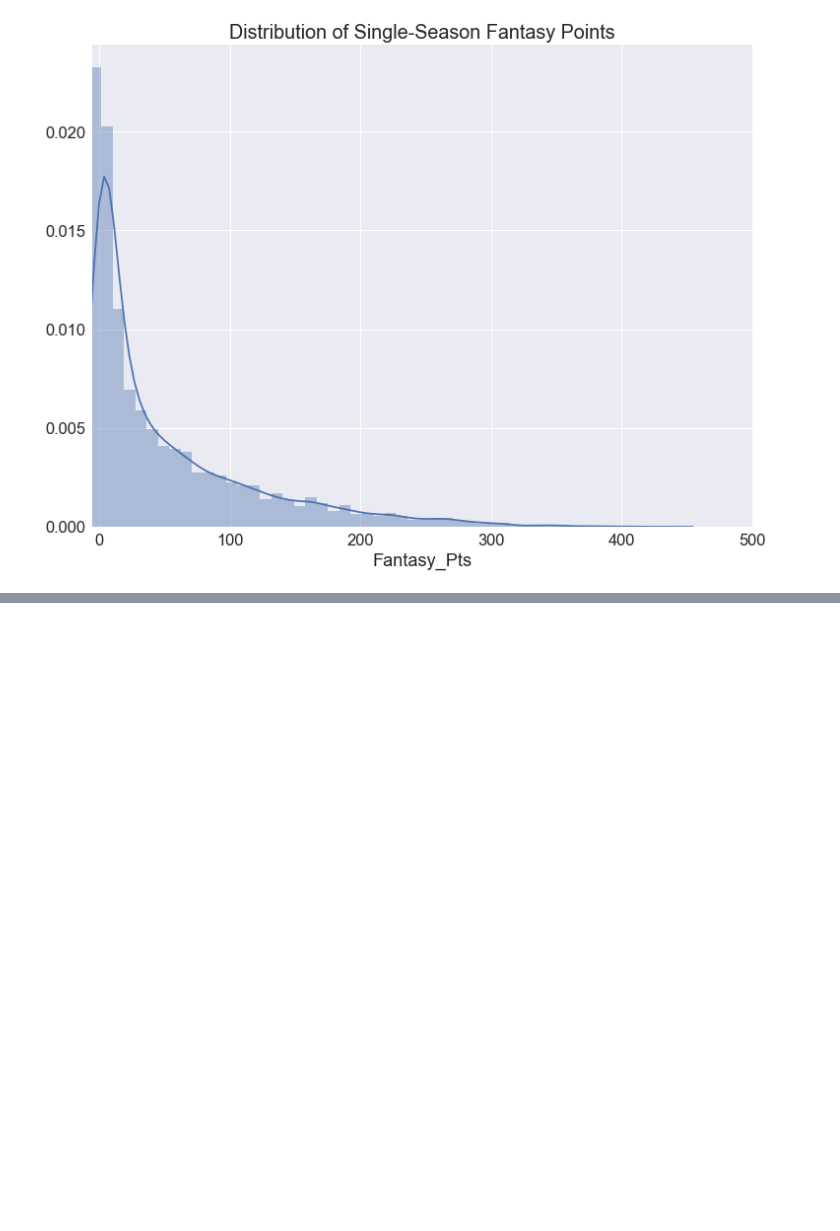
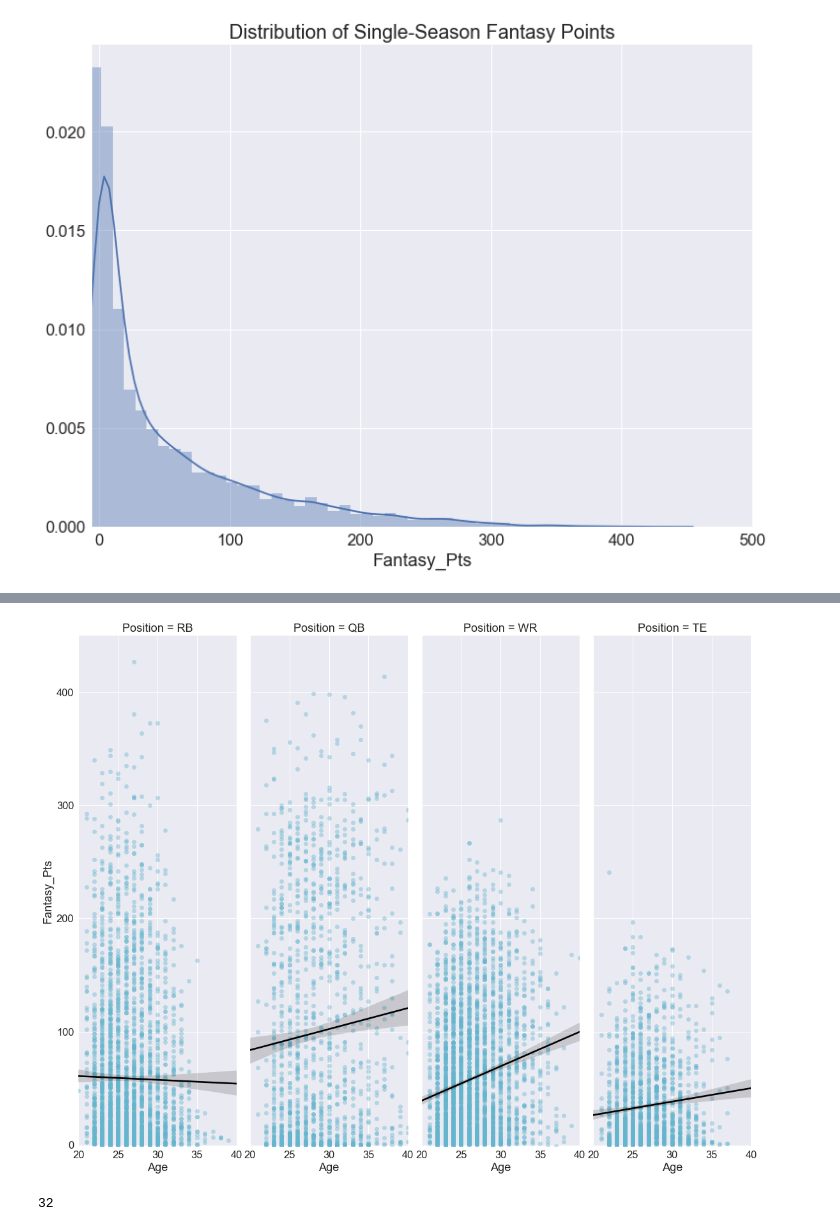
Before and after one commit to coltkess/fantasy_fb, a Jupyter notebook: fantasy_notebook.ipynb, the cells around one changed output, grey strips where cells are left out. Cells and saved outputs as stored; diff of their text form; code cells hidden in the pictures; blank space fills up the shorter version.

```diff
--- a/fantasy_notebook.ipynb
+++ b/fantasy_notebook.ipynb
@@ -230,0 +226,15 @@ plt.show()
+# %%
+lm = sns.lmplot(x="Age", y="Fantasy_Pts", data=fantasy_df.loc[(fantasy_df['Position'].isin(["QB", "RB", "WR", "TE"]))],
+                fit_reg=True, col="Position", col_wrap=4, size=4, line_kws={"color": "black"},
+                scatter_kws={"color": sns.color_palette()[5], "alpha": 0.4})
+plt.subplots_adjust(top=3)
+
+plt.xlim(20, 40)
+plt.ylim(-1, 450)
+plt.show()
+# %% [output]
+[figure, added]
+# %%
+teams_list = ['arizona-cardinals', 'atlanta-falcons', 'baltimore-ravens', 'buffalo-bills', 'carolina-panthers', 'chicago-bears', 'cincinnati-bengals', 'cleveland-browns', 'dallas-cowboys', 'denver-broncos', 'detroit-lions', 'green-bay-packers', 'houston-texans', 'indianapolis-colts', 'jacksonville-jaguars', 'kansas-city-chiefs', 'los-angeles-chargers', 'los-angeles-rams', 'miami-dolphins', 'minnesota-vikings', 'new-england-patriots', 'new-orleans-saints', 'new-york-giants', 'new-york-jets', 'oakland-raiders', 'philadelphia-eagles', 'pittsburgh-steelers', 'san-francisco-49ers', 'seattle-seahawks', 'tampa-bay-buccaneers', 'tennessee-titans', 'washington-redskins']
+# %% [output]
+32
```
Also changed, not shown: parts of 7 cells of this notebook, 3 other files.
